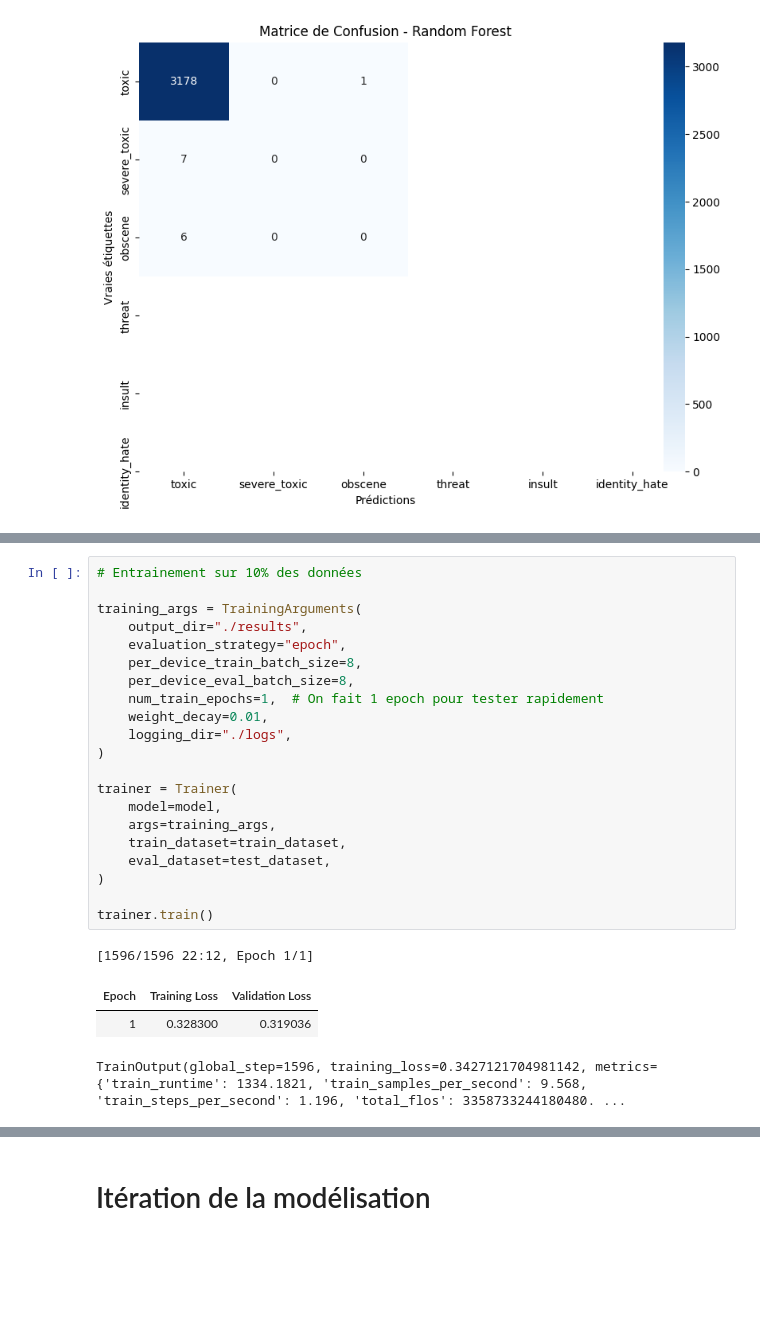
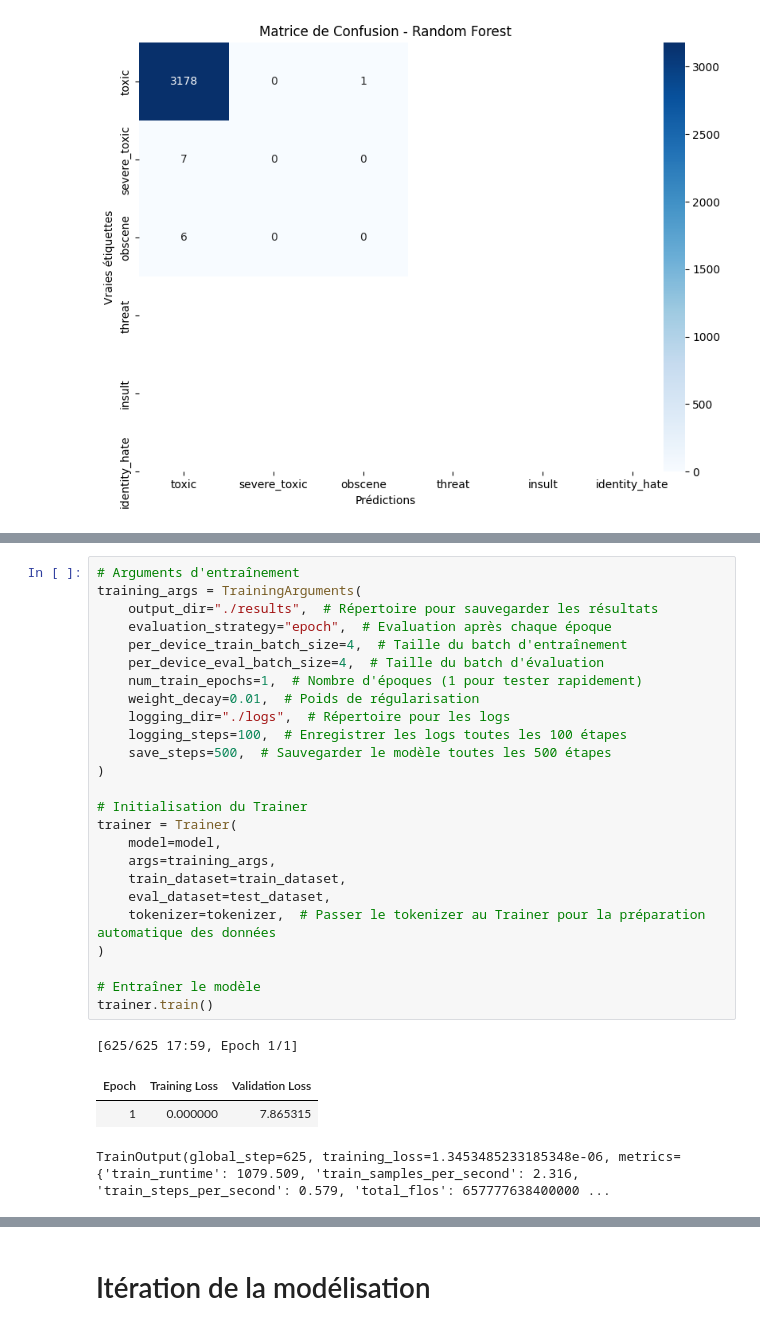
Before and after one commit to florianVit/Classification_Commentaires_Toxiques, a Jupyter notebook: Classification_commentaires_toxiques.ipynb, the cells around one changed output, grey strips where cells are left out. Drawn from its saved outputs; the diff is of its cells as text; blank space fills up the shorter version.

```diff
--- a/Classification_commentaires_toxiques.ipynb
+++ b/Classification_commentaires_toxiques.ipynb
@@ -396,29 +397,33 @@ You should probably TRAIN this model on a down-stream task to be able to use it
-# %%
-# Entrainement sur 10% des données
-
-training_args = TrainingArguments(
-    output_dir="./results",
-    evaluation_strategy="epoch",
-    per_device_train_batch_size=8,
-    per_device_eval_batch_size=8,
-    num_train_epochs=1,  # On fait 1 epoch pour tester rapidement
-    weight_decay=0.01,
-    logging_dir="./logs",
-)
-
-trainer = Trainer(
-    model=model,
-    args=training_args,
-    train_dataset=train_dataset,
-    eval_dataset=test_dataset,
-)
-
-trainer.train()
-# %% [output]
-[1596/1596 22:12, Epoch 1/1]
-| Epoch | Training Loss | Validation Loss |
-| 1 | 0.328300 | 0.319036 |
-TrainOutput(global_step=1596, training_loss=0.3427121704981142, metrics={'train_runtime': 1334.1821, 'train_samples_per_second': 9.568, 'train_steps_per_second': 1.196, 'total_flos': 3358733244180480. ...
+# %%
+# Arguments d'entraînement
+training_args = TrainingArguments(
+    output_dir="./results",  # Répertoire pour sauvegarder les résultats
+    evaluation_strategy="epoch",  # Evaluation après chaque époque
+    per_device_train_batch_size=4,  # Taille du batch d'entraînement
+    per_device_eval_batch_size=4,  # Taille du batch d'évaluation
+    num_train_epochs=1,  # Nombre d'époques (1 pour tester rapidement)
+    weight_decay=0.01,  # Poids de régularisation
+    logging_dir="./logs",  # Répertoire pour les logs
+    logging_steps=100,  # Enregistrer les logs toutes les 100 étapes
+    save_steps=500,  # Sauvegarder le modèle toutes les 500 étapes
+)
+
+# Initialisation du Trainer
+trainer = Trainer(
+    model=model,
+    args=training_args,
+    train_dataset=train_dataset,
+    eval_dataset=test_dataset,
+    tokenizer=tokenizer,  # Passer le tokenizer au Trainer pour la préparation automatique des données
+)
+
+# Entraîner le modèle
+trainer.train()
+# %% [output]
+[625/625 17:59, Epoch 1/1]
+| Epoch | Training Loss | Validation Loss |
+| 1 | 0.000000 | 7.865315 |
+TrainOutput(global_step=625, training_loss=1.3453485233185348e-06, metrics={'train_runtime': 1079.509, 'train_samples_per_second': 2.316, 'train_steps_per_second': 0.579, 'total_flos': 657777638400000 ...
 # %%
 # Evaluation
 
```
Also changed, not shown: parts of 8 cells of this notebook.
